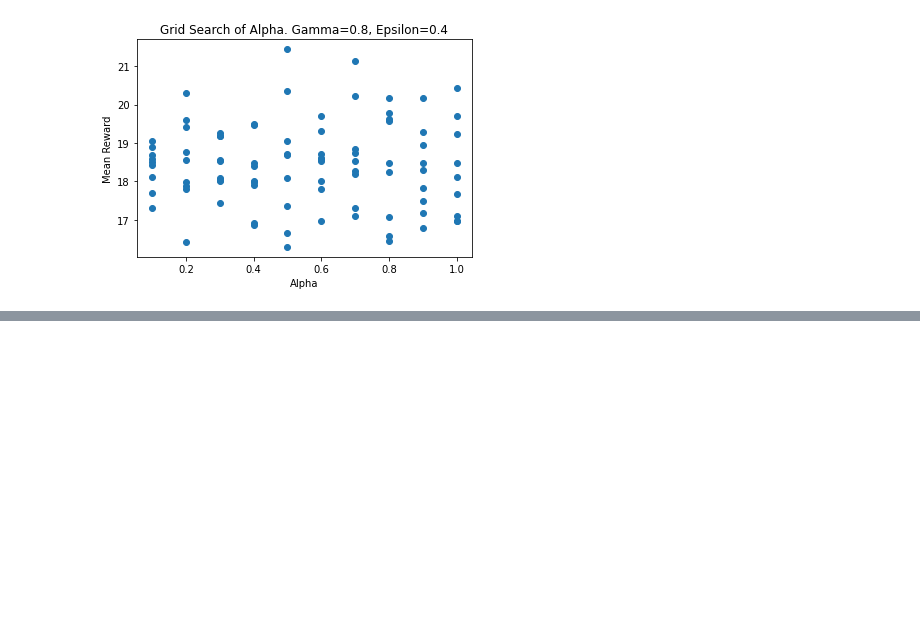
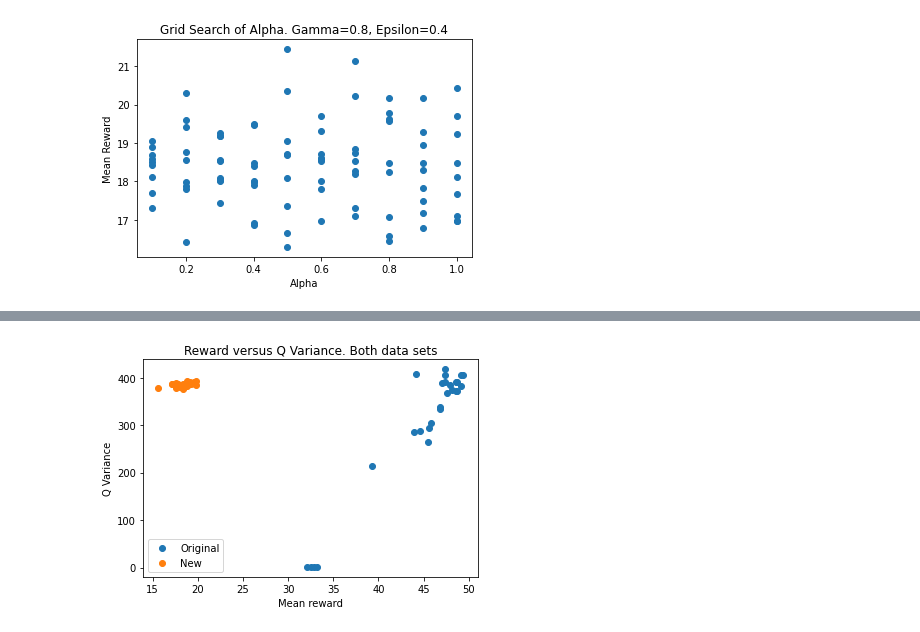
Before and after one commit to SL477/DRL-coursework, a Jupyter notebook: basic_task_data.ipynb, the cells around one changed output, grey strips where cells are left out. Cells and saved outputs as stored; diff of their text form; code cells hidden in the pictures; blank space fills up the shorter version.

```diff
--- a/basic_task_data.ipynb
+++ b/basic_task_data.ipynb
@@ -105,0 +124,4 @@ plt.show()
+# %%
+org_df = pd.read_csv('data/OrgValues.csv')
+org_df.drop('Unnamed: 0', axis=1, inplace=True)
+org_df
@@ -105,0 +146,4 @@ plt.show()
+# %%
+new_df = pd.read_csv('data/NewValues.csv')
+new_df.drop('Unnamed: 0', axis=1, inplace=True)
+new_df
@@ -105,0 +168,10 @@ plt.show()
+# %%
+plt.scatter('mean_reward', 'q_var', data=org_df, label='Original')
+plt.scatter('mean_reward', 'q_var', data=new_df, label='New')
+plt.xlabel("Mean reward")
+plt.ylabel("Q Variance")
+plt.title("Reward versus Q Variance. Both data sets")
+plt.legend()
+plt.show()
+# %% [output]
+[figure, added]
```
Also changed, not shown: parts of 7 cells of this notebook, 5 other files.
